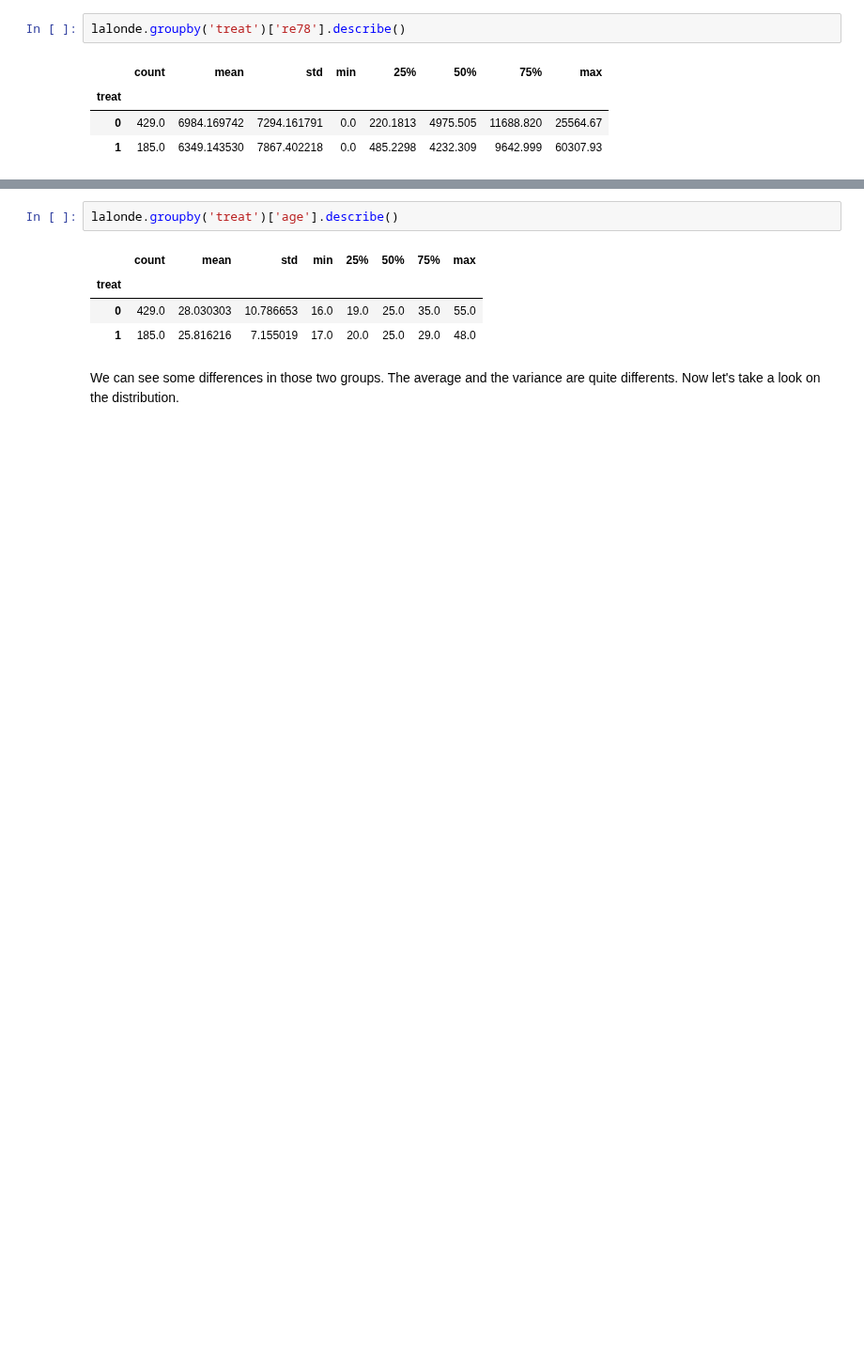
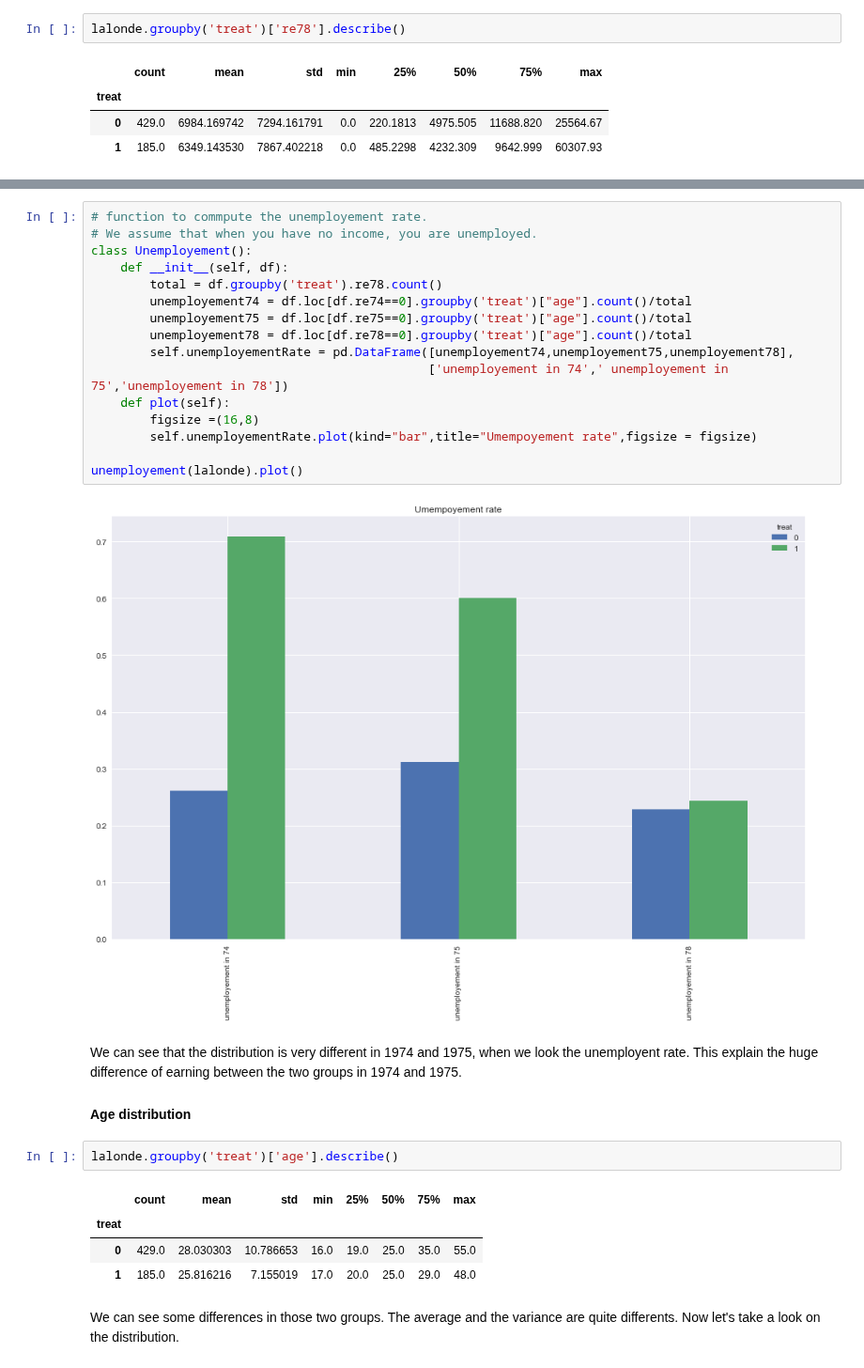
Before and after one commit to mathildemrt/ada, a Jupyter notebook: 04 - Applied ML/AppliedML.ipynb, the cells around one changed output, grey strips where cells are left out. Shown at 94% size. Saved outputs shown, nothing was run; the diff lists cells and outputs as text; blank space fills up the shorter version.

```diff
--- a/04 - Applied ML/AppliedML.ipynb
+++ b/04 - Applied ML/AppliedML.ipynb
@@ -140,3 +149,24 @@ Describe what your observations mean for the conclusions drawn by the naive "res
+# %%
+# function to commpute the unemployement rate.
+# We assume that when you have no income, you are unemployed.
+class Unemployement():
+    def __init__(self, df):
+        total = df.groupby('treat').re78.count()
+        unemployement74 = df.loc[df.re74==0].groupby('treat')["age"].count()/total
+        unemployement75 = df.loc[df.re75==0].groupby('treat')["age"].count()/total
+        unemployement78 = df.loc[df.re78==0].groupby('treat')["age"].count()/total
+        self.unemployementRate = pd.DataFrame([unemployement74,unemployement75,unemployement78],
+                                              ['unemployement in 74',' unemployement in 75','unemployement in 78'])
+    def plot(self):
+        figsize =(16,8)
+        self.unemployementRate.plot(kind="bar",title="Umempoyement rate",figsize = figsize)
+
+unemployement(lalonde).plot()
+# %% [output]
+[figure, added]
+# %% [markdown]
+We can see that the distribution is very different in 1974 and 1975, when we look the unemployent rate. This explain the huge difference of earning between the two groups in 1974 and 1975.
+#### Age distribution
 # %%
 lalonde.groupby('treat')['age'].describe()
 # %% [output]
```
Also changed, not shown: parts of 50 cells of this notebook.
